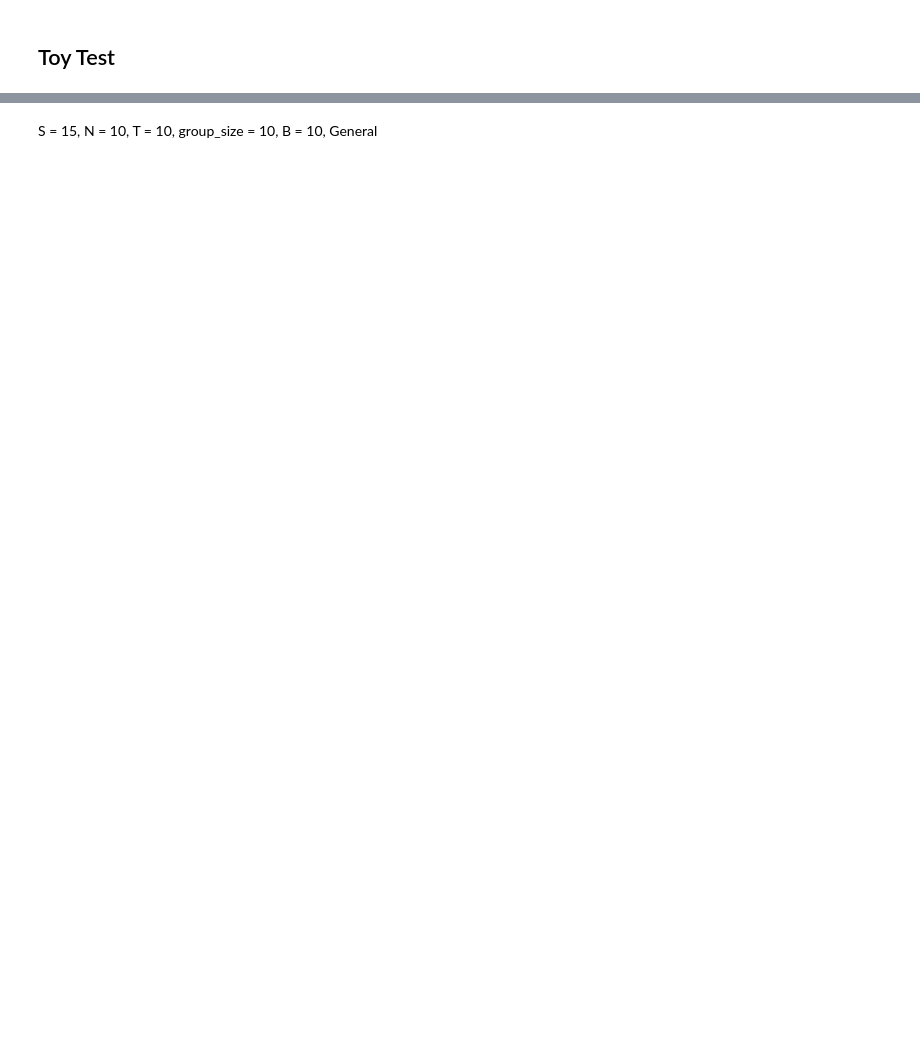
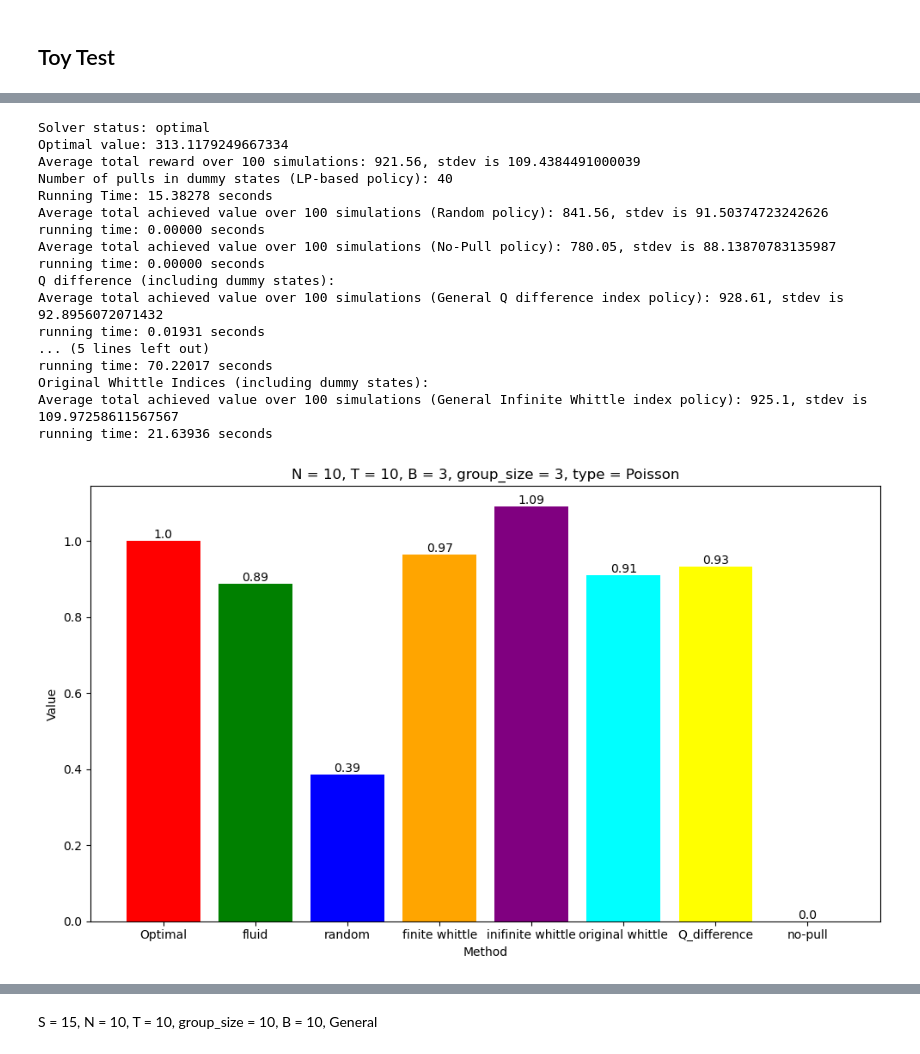
Before and after one commit to Haichuan23/Single_Use_RMAB, a Jupyter notebook: New_Experiment/run_experiment.ipynb, the cells around one changed output, grey strips where cells are left out. Drawn from its saved outputs; the diff is of its cells as text; code cells hidden in the pictures; blank space fills up the shorter version.

```diff
--- a/New_Experiment/run_experiment.ipynb
+++ b/New_Experiment/run_experiment.ipynb
@@ -142,3 +150,33 @@ Average total achieved value over 100 simulations (General Infinite Whittle inde
+# %%
+S = 10
+N = 10
+group_member_num = 3
+K = 3
+S_prime = S * 2
+A = 2
+T = 10
+num_simulations = 100
+mdp_type = 'Poisson'
+test_result, running_time_result = comparison(S, N, group_member_num, K, S_prime, A, T, mdp_type, num_simulations)
+# %% [output]
+Solver status: optimal
+Optimal value: 313.1179249667334
+Average total reward over 100 simulations: 921.56, stdev is 109.4384491000039
+Number of pulls in dummy states (LP-based policy): 40
+Running Time: 15.38278 seconds
+Average total achieved value over 100 simulations (Random policy): 841.56, stdev is 91.50374723242626
+running time: 0.00000 seconds
+Average total achieved value over 100 simulations (No-Pull policy): 780.05, stdev is 88.13870783135987
+running time: 0.00000 seconds
+Q difference (including dummy states):
+Average total achieved value over 100 simulations (General Q difference index policy): 928.61, stdev is 92.8956072071432
+running time: 0.01931 seconds
+... (5 lines left out)
+running time: 70.22017 seconds
+Original Whittle Indices (including dummy states):
+Average total achieved value over 100 simulations (General Infinite Whittle index policy): 925.1, stdev is 109.97258611567567
+running time: 21.63936 seconds
+[figure, added]
 # %%
 plot_running_time(running_time_result, N, T, K, group_member_num, mdp_type)
 # %% [output]
```
Also changed, not shown: parts of 7 cells of this notebook.
